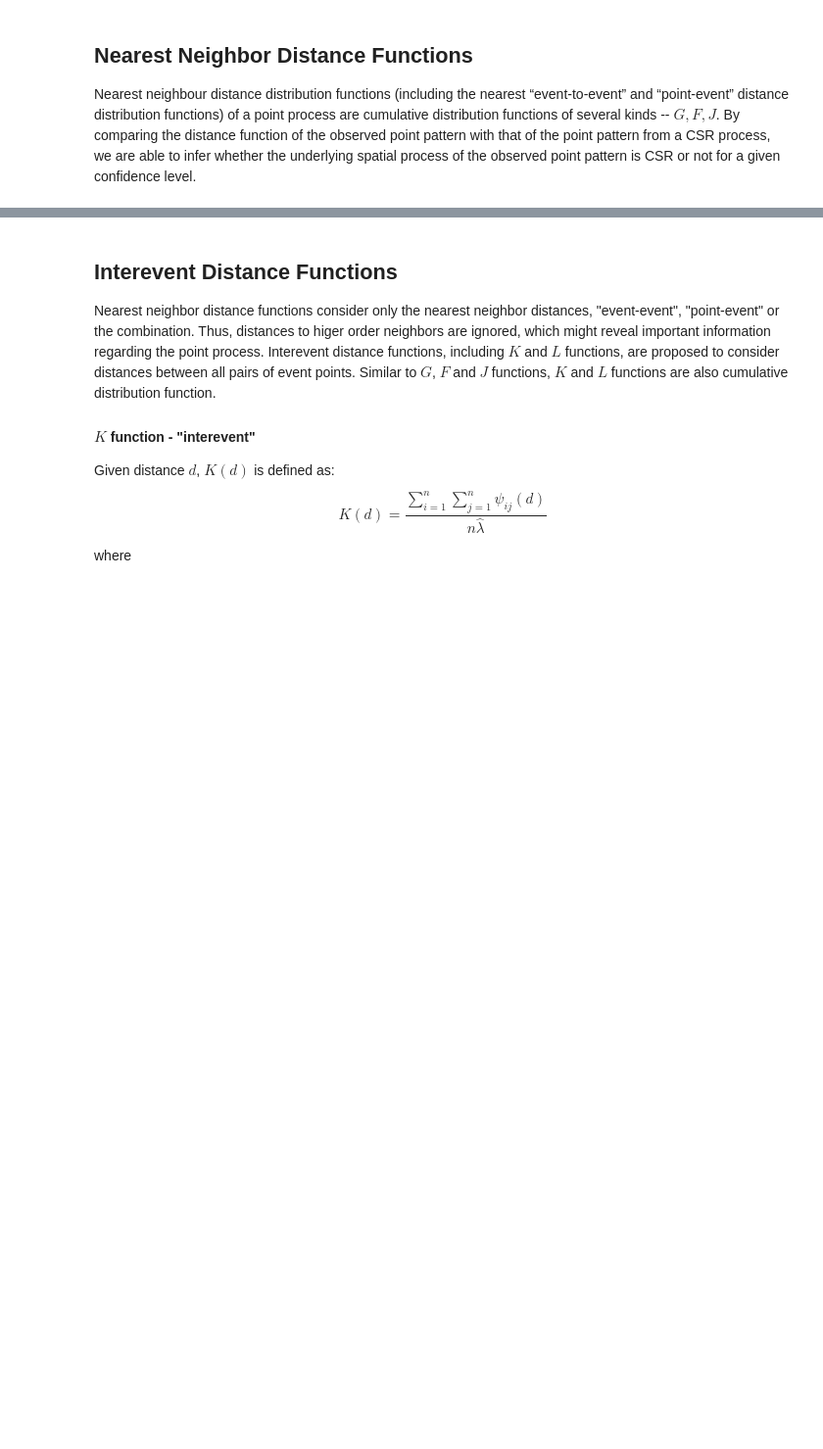
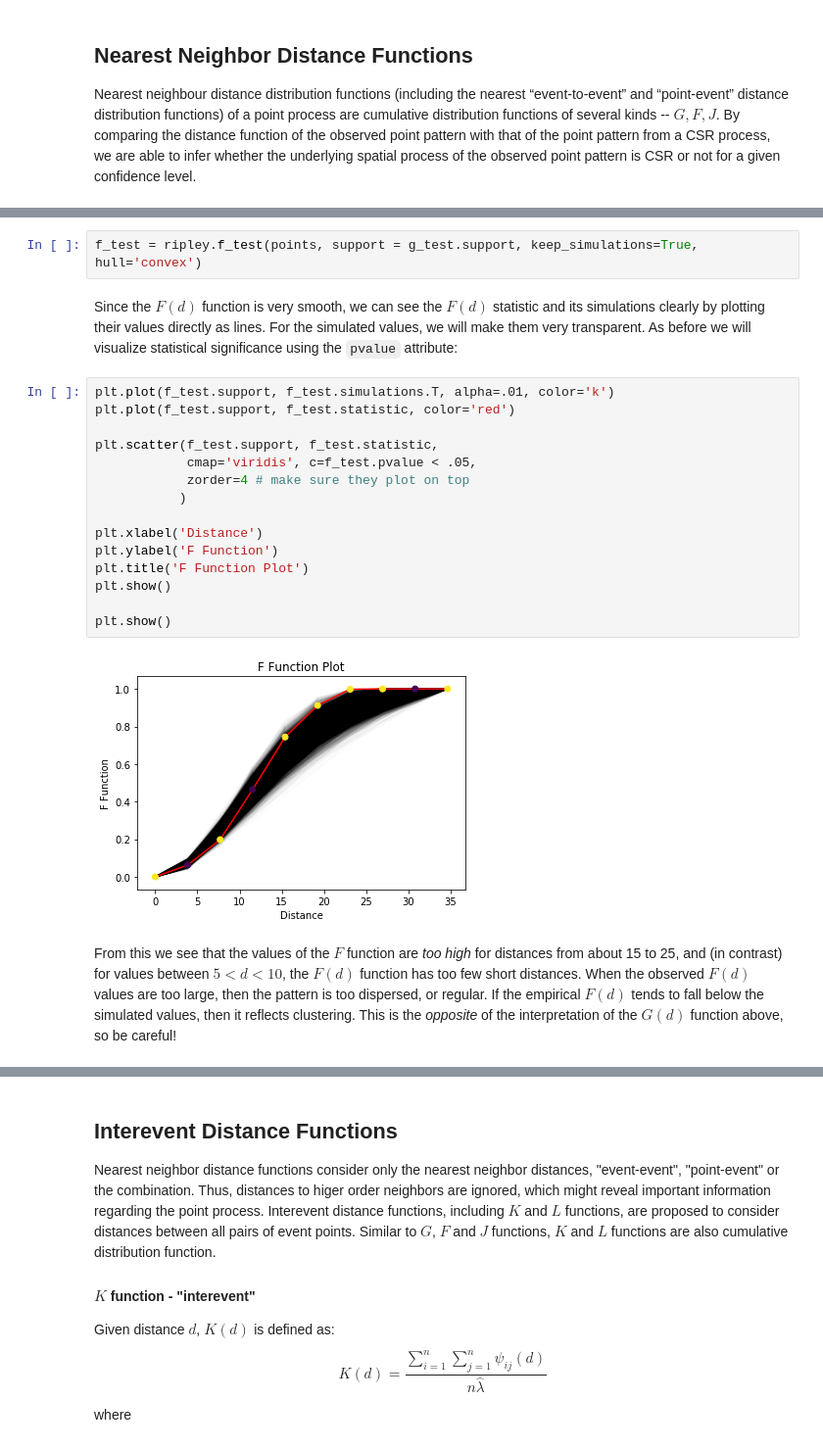
Before and after one commit to pysal/pointpats, a Jupyter notebook: notebooks/distance_statistics-numpy-oriented.ipynb, the cells around one changed output, grey strips where cells are left out. Shown at 98% size. Cells and saved outputs as stored; diff of their text form; blank space fills up the shorter version.

```diff
--- a/notebooks/distance_statistics-numpy-oriented.ipynb
+++ b/notebooks/distance_statistics-numpy-oriented.ipynb
@@ -117,0 +152,23 @@ From the above figure, we can observe that $J$ function is obviously above the $
+# %%
+f_test = ripley.f_test(points, support = g_test.support, keep_simulations=True, hull='convex')
+# %% [markdown]
+Since the $F(d)$ function is very smooth, we can see the $F(d)$ statistic and its simulations clearly by plotting their values directly as lines. For the simulated values, we will make them very transparent. As before we will visualize statistical significance using the `pvalue` attribute:
+# %%
+plt.plot(f_test.support, f_test.simulations.T, alpha=.01, color='k')
+plt.plot(f_test.support, f_test.statistic, color='red')
+
+plt.scatter(f_test.support, f_test.statistic,
+            cmap='viridis', c=f_test.pvalue < .05,
+            zorder=4 # make sure they plot on top
+           )
+
+plt.xlabel('Distance')
+plt.ylabel('F Function')
+plt.title('F Function Plot')
+plt.show()
+
+plt.show()
+# %% [output]
+[figure, added]
+# %% [markdown]
+From this we see that the values of the $F$ function are *too high* for distances from about 15 to 25, and (in contrast) for values between $5 < d < 10$, the $F(d)$ function has too few short distances. When the observed $F(d)$ values are too large, then the pattern is too dispersed, or regular. If the empirical $F(d)$ tends to fall below the simulated values, then it reflects clustering. This is the *opposite* of the interpretation of the $G(d)$ function above, so be careful!
```
Also changed, not shown: parts of 36 cells of this notebook.
